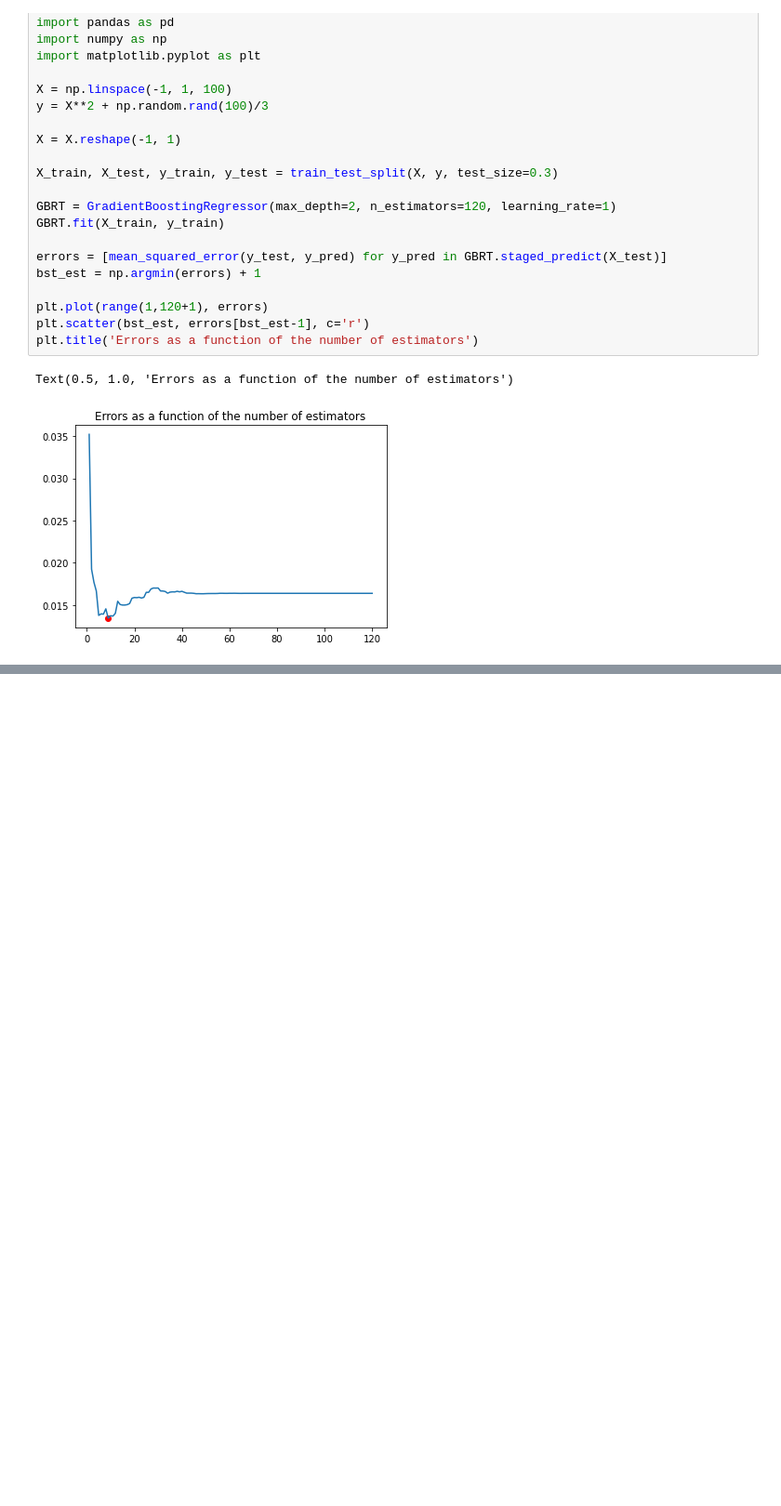
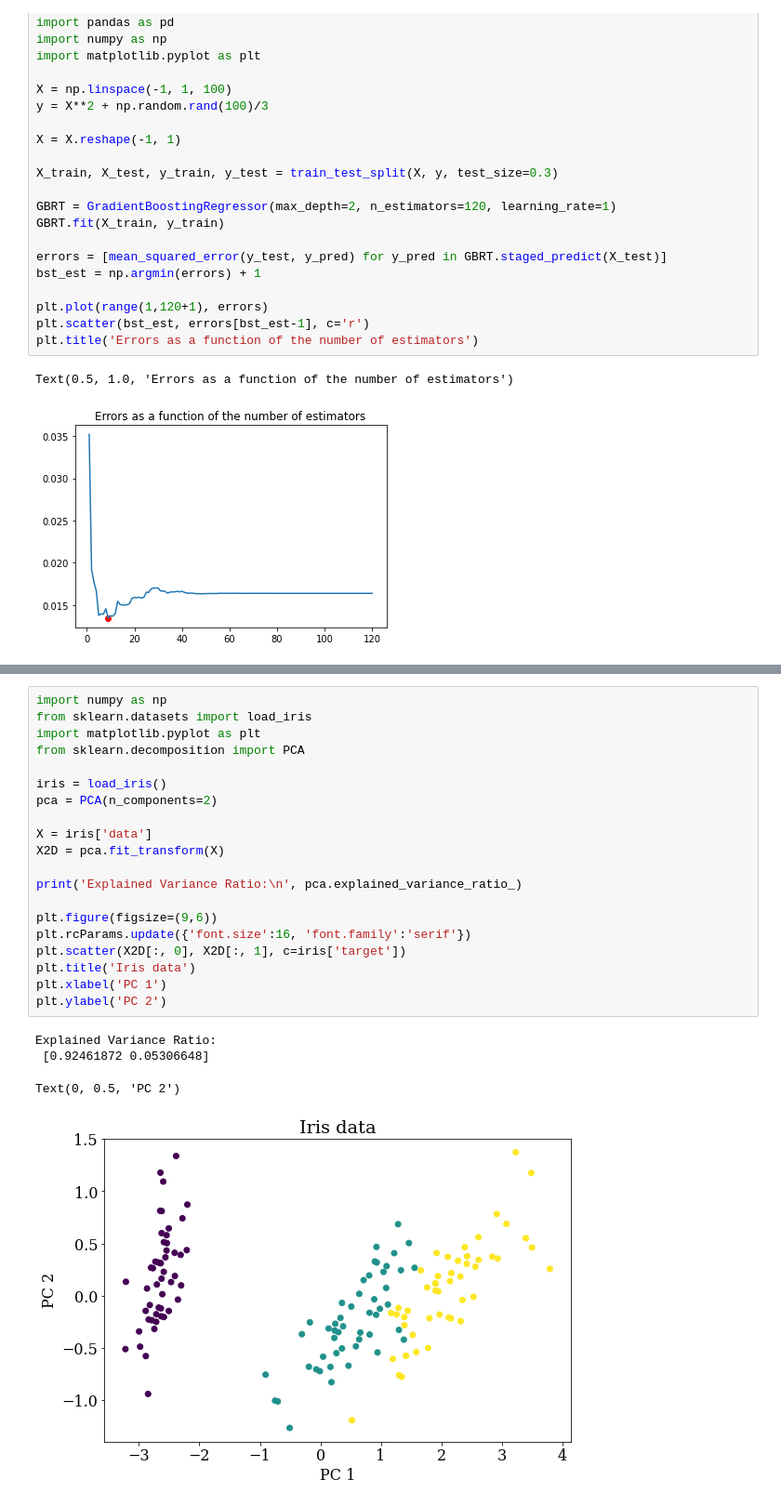
Before and after one commit to mehrdadfazli/ML-overview, a Jupyter notebook: Machine_Learning_Overview.ipynb, the cells around one changed output, grey strips where cells are left out. Shown at 93% size. Drawn from its saved outputs; the diff is of its cells as text; blank space fills up the shorter version.

```diff
--- a/Machine_Learning_Overview.ipynb
+++ b/Machine_Learning_Overview.ipynb
@@ -565,0 +603,25 @@ Text(0.5, 1.0, 'Errors as a function of the number of estimators')
+# %%
+import numpy as np
+from sklearn.datasets import load_iris
+import matplotlib.pyplot as plt
+from sklearn.decomposition import PCA
+
+iris = load_iris()
+pca = PCA(n_components=2)
+
+X = iris['data']
+X2D = pca.fit_transform(X)
+
+print('Explained Variance Ratio:\n', pca.explained_variance_ratio_)
+
+plt.figure(figsize=(9,6))
+plt.rcParams.update({'font.size':16, 'font.family':'serif'})
+plt.scatter(X2D[:, 0], X2D[:, 1], c=iris['target'])
+plt.title('Iris data')
+plt.xlabel('PC 1')
+plt.ylabel('PC 2')
+# %% [output]
+Explained Variance Ratio:
+ [0.92461872 0.05306648]
+Text(0, 0.5, 'PC 2')
+[figure, added]
```
Also changed, not shown: parts of 12 cells of this notebook.
